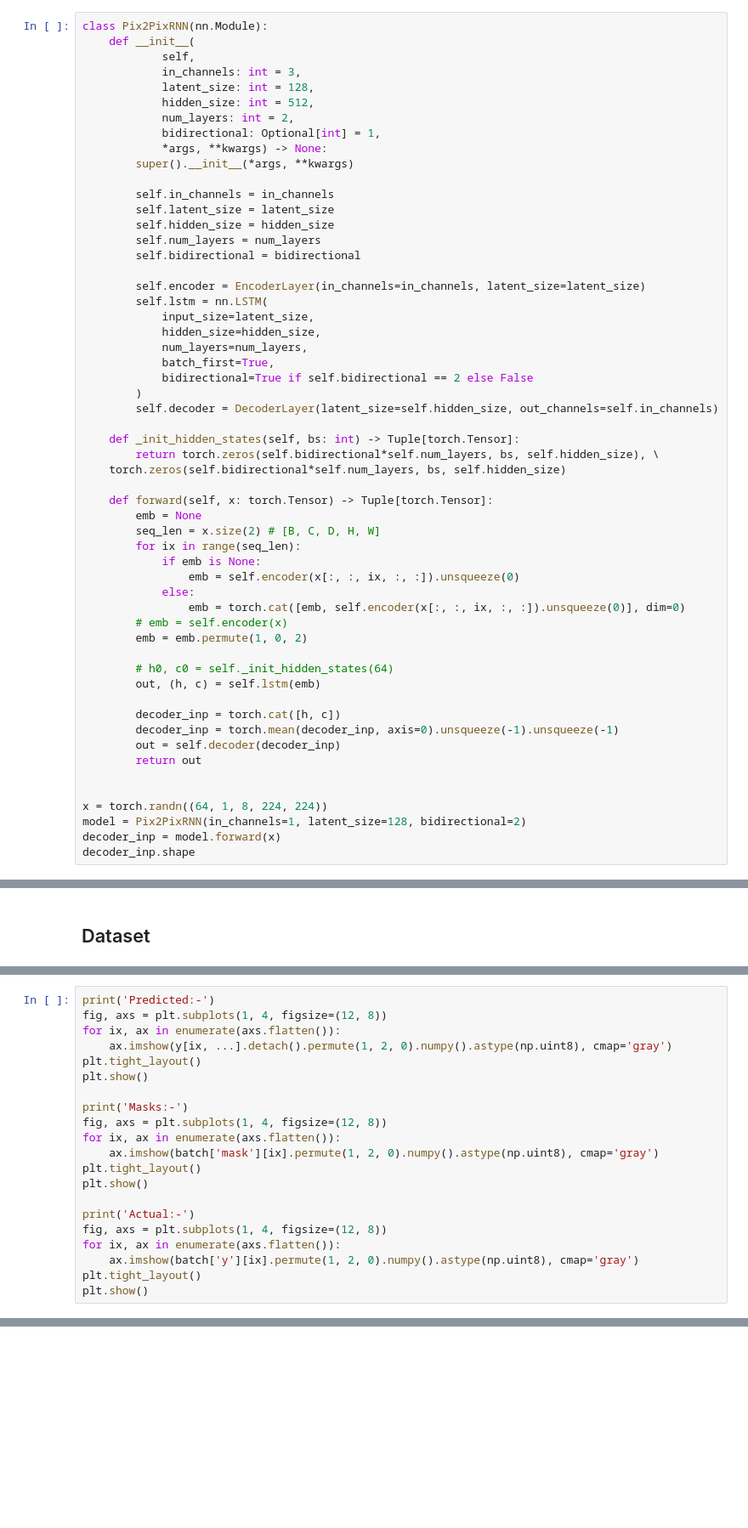
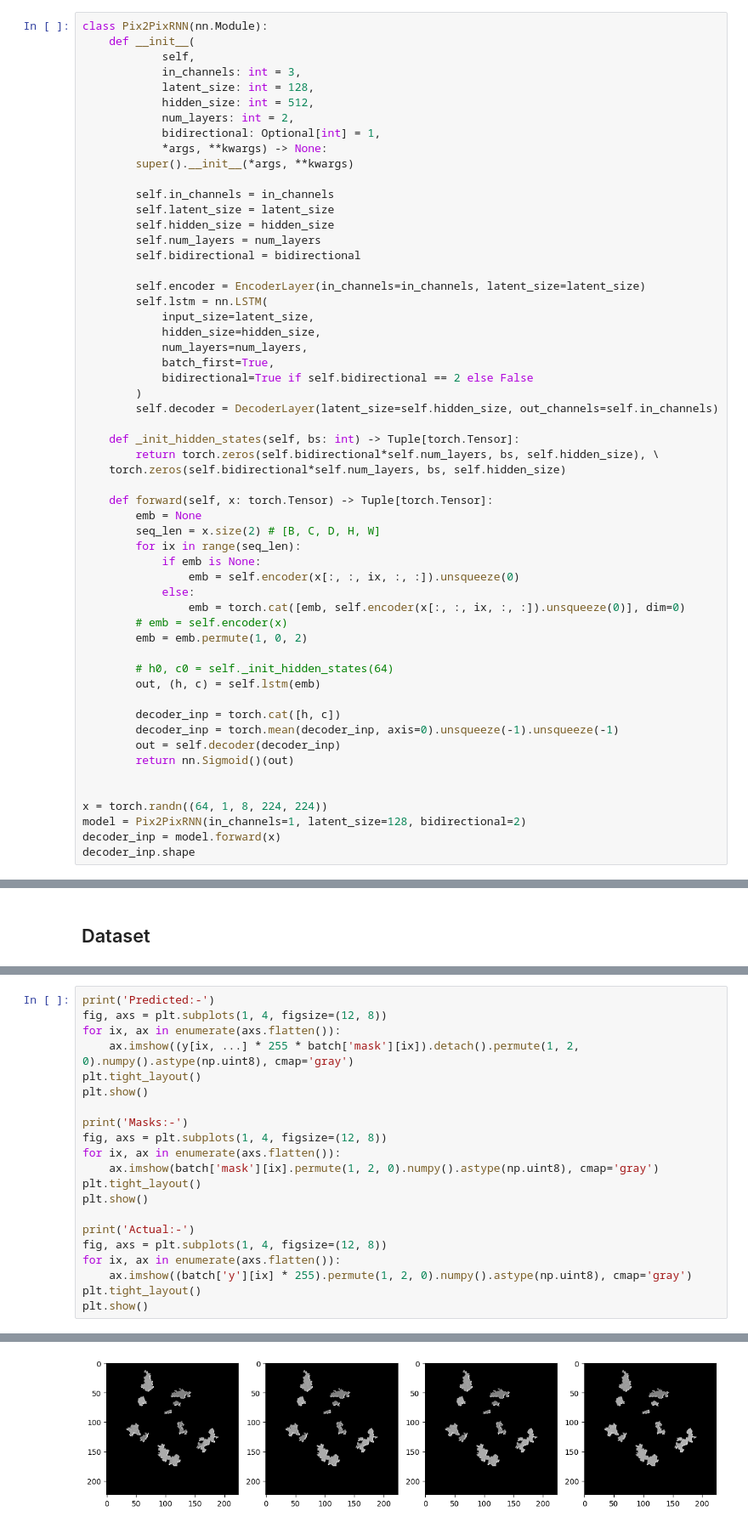
Before and after one commit to PratikGarai/NASSCOM-TAIM, a Jupyter notebook: pix2pix_rnn/src/aqiai/notebooks/aqi.ipynb, the cells around one changed output, grey strips where cells are left out. Shown: that part at 85% size. Cells and saved outputs as stored; diff of their text form; blank space fills up the shorter version.

```diff
--- a/pix2pix_rnn/src/aqiai/notebooks/aqi.ipynb
+++ b/pix2pix_rnn/src/aqiai/notebooks/aqi.ipynb
@@ -284,7 +282,7 @@ class Pix2PixRNN(nn.Module):
         decoder_inp = torch.cat([h, c])
         decoder_inp = torch.mean(decoder_inp, axis=0).unsqueeze(-1).unsqueeze(-1)
         out = self.decoder(decoder_inp)
-        return out
+        return nn.Sigmoid()(out)
 
 
 x = torch.randn((64, 1, 8, 224, 224))
@@ -892,7 +924,7 @@ y.shape
 print('Predicted:-')
 fig, axs = plt.subplots(1, 4, figsize=(12, 8))
 for ix, ax in enumerate(axs.flatten()):
-    ax.imshow(y[ix, ...].detach().permute(1, 2, 0).numpy().astype(np.uint8), cmap='gray')
+    ax.imshow((y[ix, ...] * 255 * batch['mask'][ix]).detach().permute(1, 2, 0).numpy().astype(np.uint8), cmap='gray')
 plt.tight_layout()
 plt.show()
 
@@ -906,6 +938,7 @@ plt.show()
 print('Actual:-')
 fig, axs = plt.subplots(1, 4, figsize=(12, 8))
 for ix, ax in enumerate(axs.flatten()):
-    ax.imshow(batch['y'][ix].permute(1, 2, 0).numpy().astype(np.uint8), cmap='gray')
+    ax.imshow((batch['y'][ix] * 255).permute(1, 2, 0).numpy().astype(np.uint8), cmap='gray')
 plt.tight_layout()
 plt.show()
+# %% [output]
@@ -911,0 +946 @@ plt.show()
+[figure, added]
```
Also changed, not shown: parts of 56 cells of this notebook, 52 other files.
